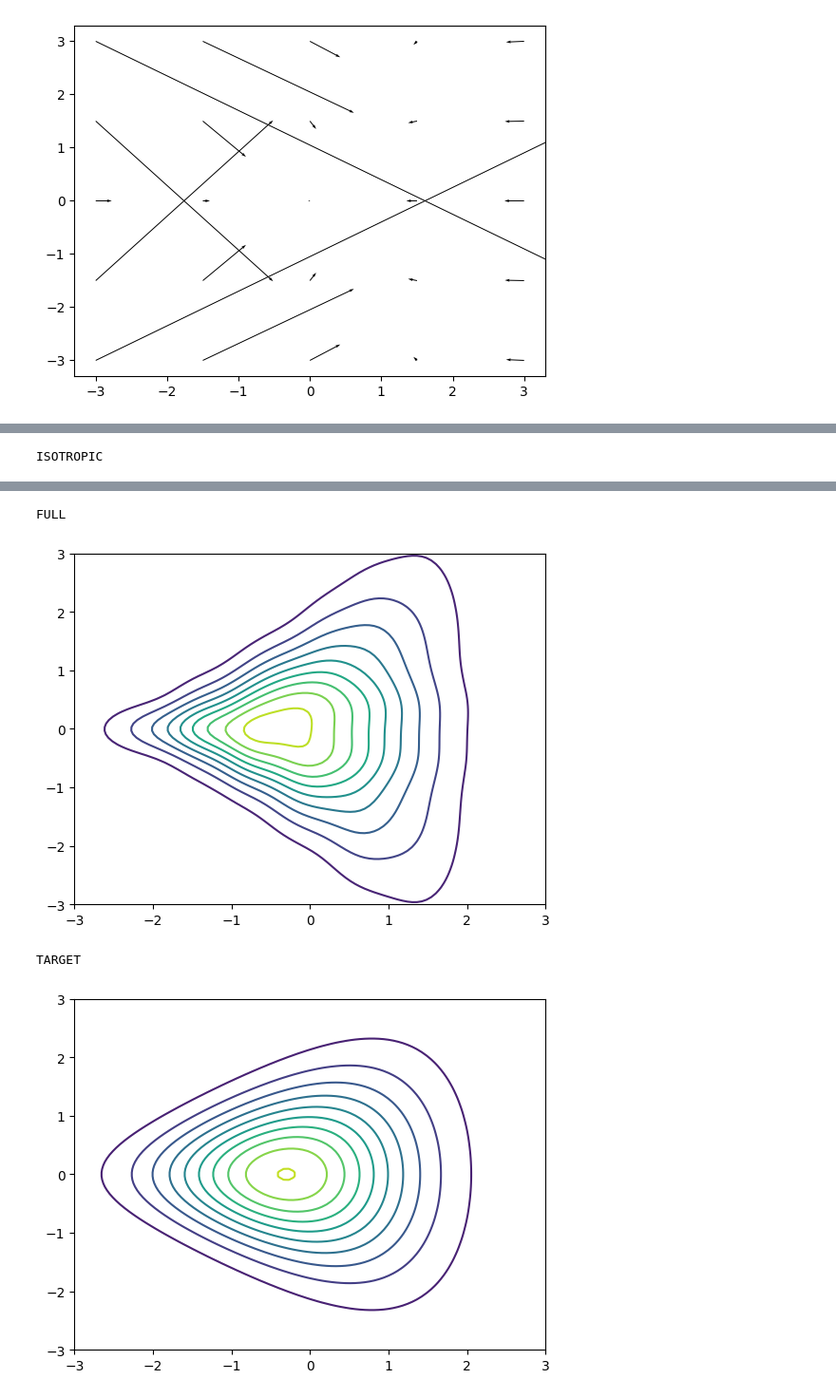
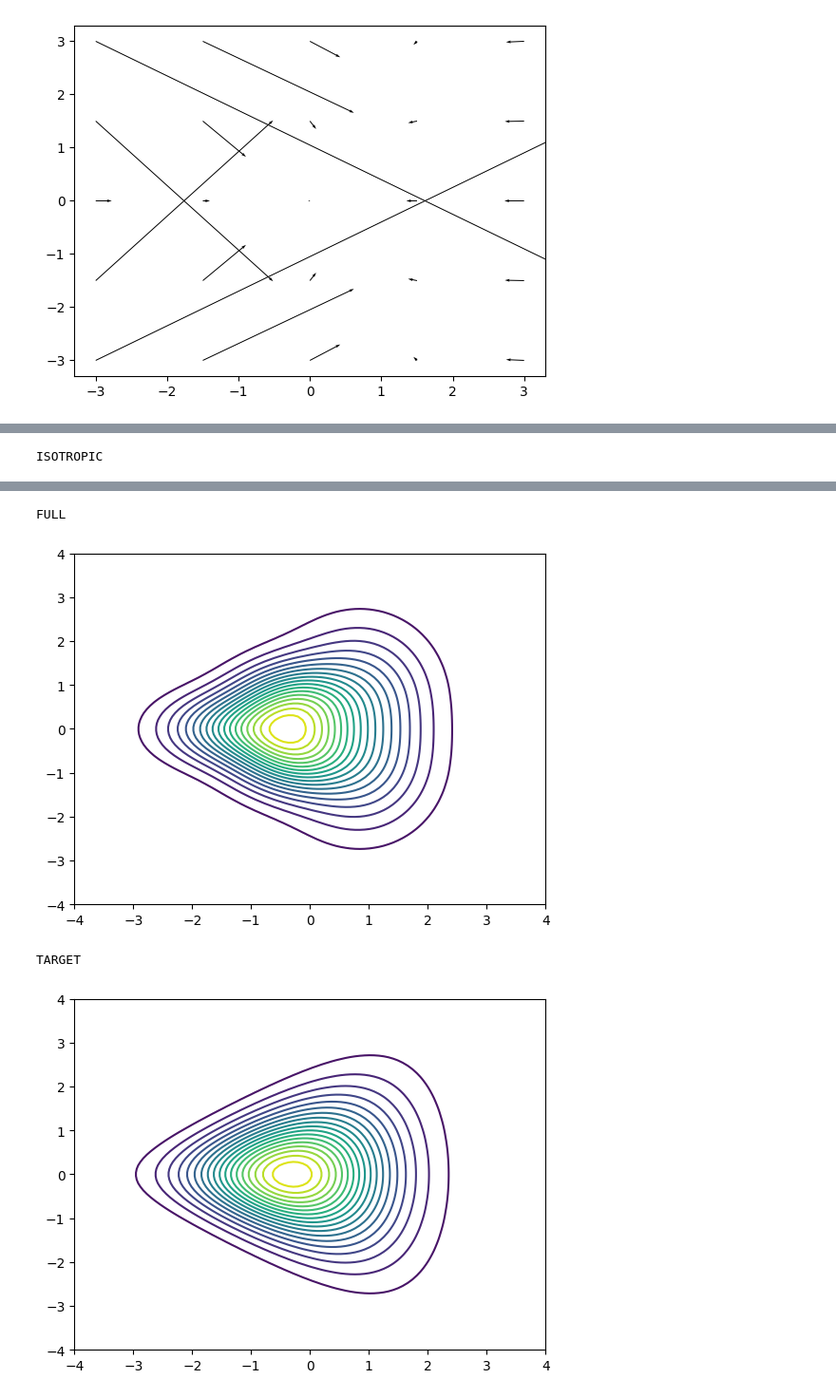
Before and after one commit to margueritetalamon/VI-MIG, a Jupyter notebook: fgmm.ipynb, the cells around one changed output, grey strips where cells are left out. Shown at 95% size. Cells and saved outputs as stored; diff of their text form; code cells hidden in the pictures.

```diff
--- a/fgmm.ipynb
+++ b/fgmm.ipynb
@@ -552,7 +557,7 @@ from src_bis.gmm import FGMM
 
 target = Target("funnel")
 
-vi_full = VI_GMM(target, mode = "full", learning_rate=0.1, n_iterations=5000, n_components = 20, scale = 2, BG = 100, s = 5)
+vi_full = VI_GMM(target, mode = "full", learning_rate=0.1, n_iterations=5000, n_components = 5, scale = 2, BG = 100, s = 5)
 vi_full.optimize(bw = True, md  = False, means_only=False, plot_iter=1000, gen_noise=True)
 
 ax = target.plot()
@@ -593,7 +598,7 @@ from src_bis.gmm import FGMM
 
 
 
-vi_iso = VI_GMM(target, mode = "iso", learning_rate=0.1, n_iterations=5000, n_components = 20, scale = 2, BG = 100, s = 10, means = vi_full.vgmm.optimized_means[0])
+vi_iso = VI_GMM(target, mode = "iso", learning_rate=0.1, n_iterations=5000, n_components = 5, scale = 2, BG = 100, s = 10, means = vi_full.vgmm.optimized_means[0])
 vi_iso.optimize(bw = True, md  = False, means_only=False, plot_iter=1000, gen_noise=True)
 
 ax = target.plot()
@@ -635,13 +646,19 @@ plt.legend()
 # %%
 print("ISOTROPIC")
-vi_iso.vgmm.plot_estimated(bound = 3)
+vi_iso.vgmm.contours = None
+
+vi_iso.vgmm.plot_estimated(bound = 4)
 plt.show()
 print("FULL")
-vi_full.vgmm.plot_estimated(bound = 3)
+
+vi_full.vgmm.contours = None
+
+vi_full.vgmm.plot_estimated(bound = 4)
 
 plt.show()
 print("TARGET")
 target.contours = None
-ax = target.plot(bound = 3)
+ax = target.plot(bound = 4)
+plt.show()
 # %% [output]
 ISOTROPIC
@@ -649,4 +666,4 @@ ISOTROPIC
 FULL
-[figure, old version]
+[figure, new version]
 TARGET
-[figure, old version]
+[figure, new version]
```
Also changed, not shown: parts of 9 cells of this notebook, 3 other files.
